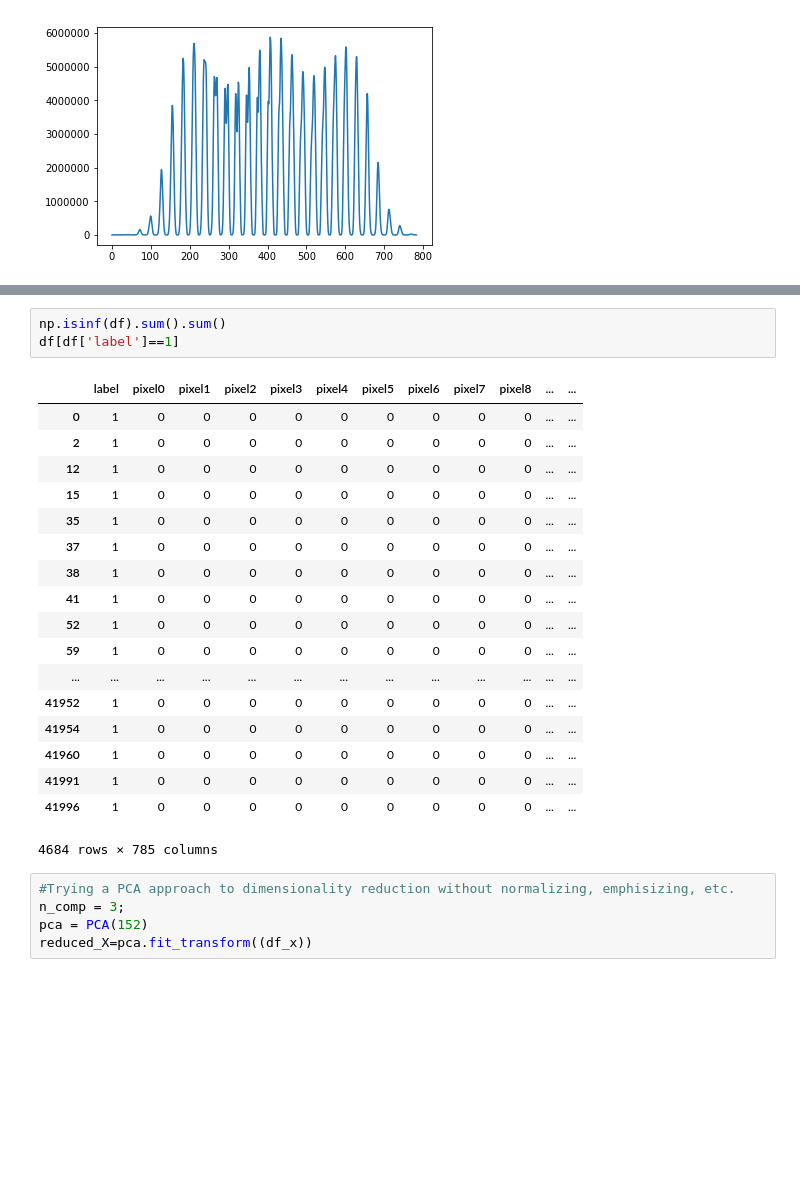
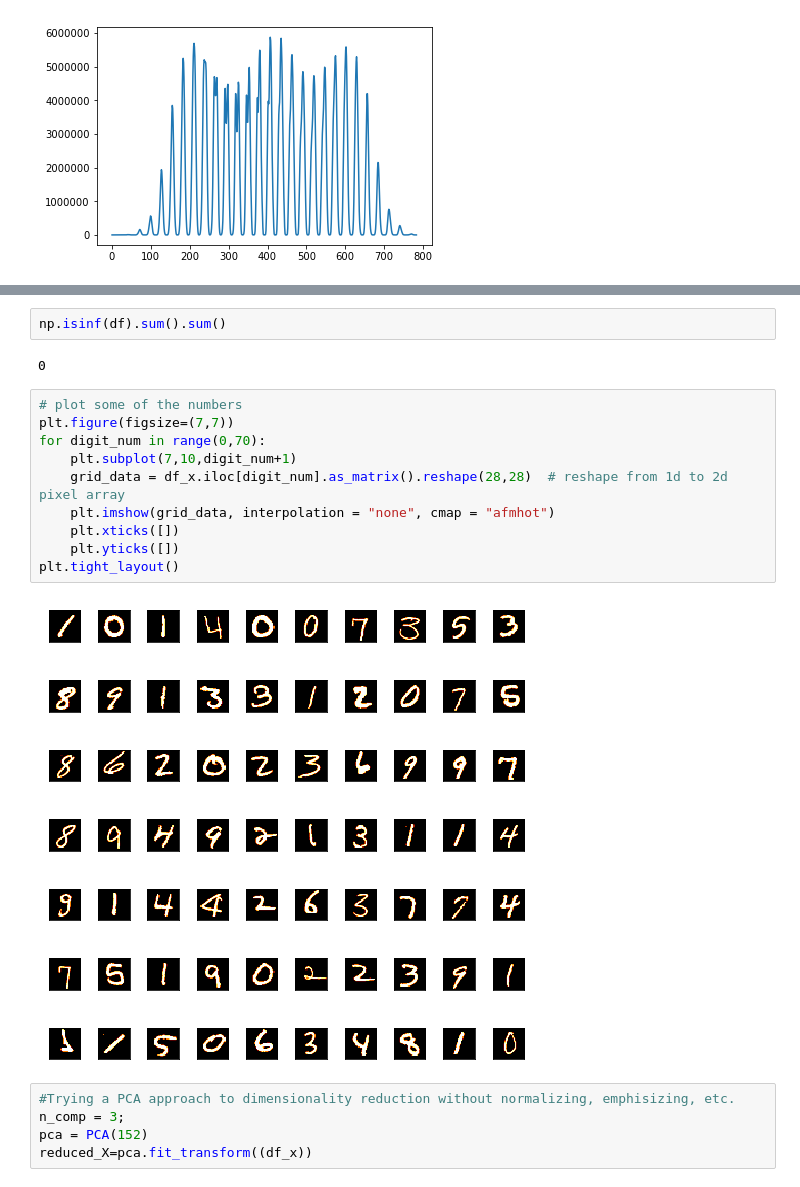
Before and after one commit to tomk2005/Kaggle, a Jupyter notebook: Digits_recognize.ipynb, the cells around one changed output, grey strips where cells are left out. Cells and saved outputs as stored; diff of their text form; blank space fills up the shorter version.

```diff
--- a/Digits_recognize.ipynb
+++ b/Digits_recognize.ipynb
@@ -53,25 +67,19 @@ plt.plot(df_x.sum().as_matrix())
 # %%
 np.isinf(df).sum().sum()
-df[df['label']==1]
 # %% [output]
-|  | label | pixel0 | pixel1 | pixel2 | pixel3 | pixel4 | pixel5 | pixel6 | pixel7 | pixel8 | ... | ... |
-| 0 | 1 | 0 | 0 | 0 | 0 | 0 | 0 | 0 | 0 | 0 | ... | ... |
-| 2 | 1 | 0 | 0 | 0 | 0 | 0 | 0 | 0 | 0 | 0 | ... | ... |
-| 12 | 1 | 0 | 0 | 0 | 0 | 0 | 0 | 0 | 0 | 0 | ... | ... |
-| 15 | 1 | 0 | 0 | 0 | 0 | 0 | 0 | 0 | 0 | 0 | ... | ... |
-| 35 | 1 | 0 | 0 | 0 | 0 | 0 | 0 | 0 | 0 | 0 | ... | ... |
-| 37 | 1 | 0 | 0 | 0 | 0 | 0 | 0 | 0 | 0 | 0 | ... | ... |
-| 38 | 1 | 0 | 0 | 0 | 0 | 0 | 0 | 0 | 0 | 0 | ... | ... |
-| 41 | 1 | 0 | 0 | 0 | 0 | 0 | 0 | 0 | 0 | 0 | ... | ... |
-| 52 | 1 | 0 | 0 | 0 | 0 | 0 | 0 | 0 | 0 | 0 | ... | ... |
-| 59 | 1 | 0 | 0 | 0 | 0 | 0 | 0 | 0 | 0 | 0 | ... | ... |
-| ... | ... | ... | ... | ... | ... | ... | ... | ... | ... | ... | ... | ... |
-| 41952 | 1 | 0 | 0 | 0 | 0 | 0 | 0 | 0 | 0 | 0 | ... | ... |
-| 41954 | 1 | 0 | 0 | 0 | 0 | 0 | 0 | 0 | 0 | 0 | ... | ... |
-| 41960 | 1 | 0 | 0 | 0 | 0 | 0 | 0 | 0 | 0 | 0 | ... | ... |
-| 41991 | 1 | 0 | 0 | 0 | 0 | 0 | 0 | 0 | 0 | 0 | ... | ... |
-| 41996 | 1 | 0 | 0 | 0 | 0 | 0 | 0 | 0 | 0 | 0 | ... | ... |
-4684 rows × 785 columns
+0
+# %%
+# plot some of the numbers
+plt.figure(figsize=(7,7))
+for digit_num in range(0,70):
+    plt.subplot(7,10,digit_num+1)
+    grid_data = df_x.iloc[digit_num].as_matrix().reshape(28,28)  # reshape from 1d to 2d pixel array
+    plt.imshow(grid_data, interpolation = "none", cmap = "afmhot")
+    plt.xticks([])
+    plt.yticks([])
+plt.tight_layout()
+# %% [output]
+[figure, added]
 # %%
 #Trying a PCA approach to dimensionality reduction without normalizing, emphisizing, etc.
 n_comp = 3;
```
Also changed, not shown: parts of 45 cells of this notebook, 1 other file.
